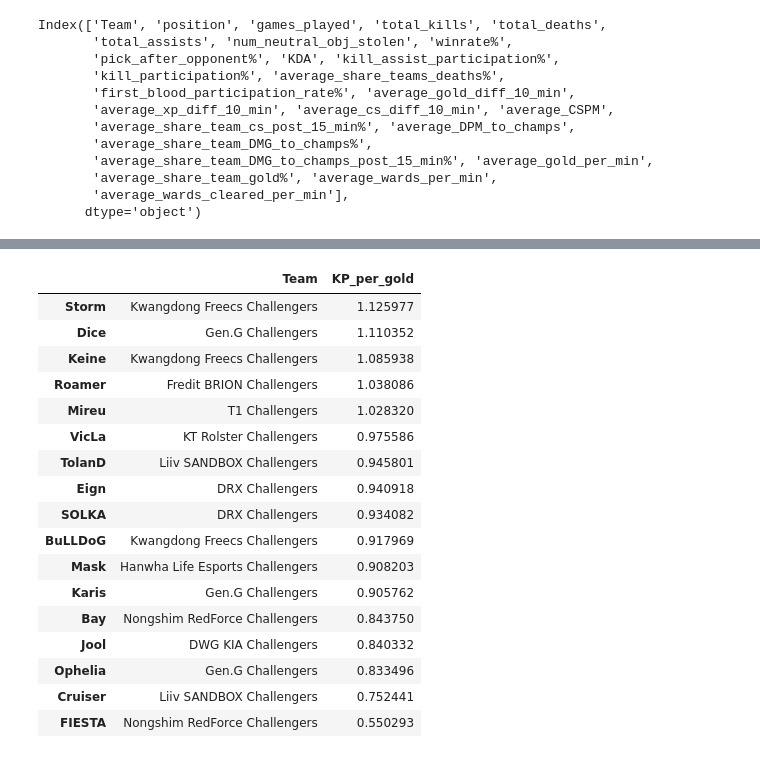
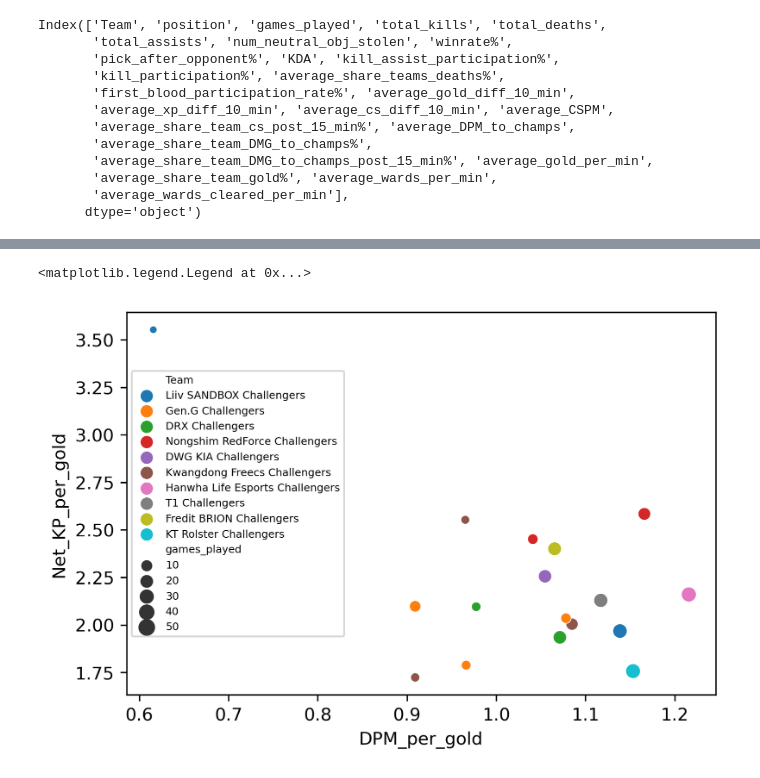
Before and after one commit to SFauth/LCK_CL_2021_Talent_Identification_Uni_Project, a Jupyter notebook: code.ipynb, the cells around one changed output, grey strips where cells are left out. Saved outputs shown, nothing was run; the diff lists cells and outputs as text; code cells hidden in the pictures.

```diff
--- a/code.ipynb
+++ b/code.ipynb
@@ -346,0 +372,4 @@ Index(['Team', 'position', 'games_played', 'total_kills', 'total_deaths',
+# %%
+agg_all = agg_all.assign(DPM_per_gold = agg_all['average_share_team_DMG_to_champs%']/agg_all['average_share_team_gold%'])
+agg_all = agg_all.assign(Net_KP_per_gold = (agg_all['kill_assist_participation%'] - agg_all['average_share_teams_deaths%']) /agg_all['average_share_team_gold%'])
+agg_all = agg_all.assign(Gold_efficiency = agg_all['DPM_per_gold'] + agg_all['Net_KP_per_gold'])
@@ -346,0 +424,2 @@ Index(['Team', 'position', 'games_played', 'total_kills', 'total_deaths',
+# %%
+agg_all = agg_all.assign()
@@ -347,21 +452,17 @@ Index(['Team', 'position', 'games_played', 'total_kills', 'total_deaths',
+# %%
+fig, ax = plt.subplots(1, 1)
+
+fig.set_dpi(300)
+
+gold_efficiency_plot = sns.scatterplot(ax=ax, x="DPM_per_gold",
+ y="Net_KP_per_gold", data=agg_all.query('position == "Middle"'),
+  hue='Team', size='games_played')
+
+
+gold_efficiency_plot.legend(loc='center left', prop={'size': 6})
+# %% [output]
+<matplotlib.legend.Legend at 0x...>
+[figure, added]
 # %%
-Middle.assign(KP_per_gold = Middle['kill_participation%']/Middle['average_share_team_gold%'])[['Team','KP_per_gold']].sort_values('KP_per_gold', ascending = False)
+#Middle = Middle.assign(DPM_per_gold = Middle['average_share_team_DMG_to_champs%']/Middle['average_share_team_gold%'])[['Team','DPM_gold_share']].sort_values('DPM_gold_share', ascending = False)
+#Middle = Middle.assign(KP_per_gold = Middle['kill_participation%']/Middle['average_share_team_gold%'])[['Team','DPM_gold_share']].sort_values('KP_per_gold', ascending = False)
-# %% [output]
-|  | Team | KP_per_gold |
-| Storm | Kwangdong Freecs Challengers | 1.125977 |
-| Dice | Gen.G Challengers | 1.110352 |
-| Keine | Kwangdong Freecs Challengers | 1.085938 |
-| Roamer | Fredit BRION Challengers | 1.038086 |
-| Mireu | T1 Challengers | 1.028320 |
-| VicLa | KT Rolster Challengers | 0.975586 |
-| TolanD | Liiv SANDBOX Challengers | 0.945801 |
-| Eign | DRX Challengers | 0.940918 |
-| SOLKA | DRX Challengers | 0.934082 |
-| BuLLDoG | Kwangdong Freecs Challengers | 0.917969 |
-| Mask | Hanwha Life Esports Challengers | 0.908203 |
-| Karis | Gen.G Challengers | 0.905762 |
-| Bay | Nongshim RedForce Challengers | 0.843750 |
-| Jool | DWG KIA Challengers | 0.840332 |
-| Ophelia | Gen.G Challengers | 0.833496 |
-| Cruiser | Liiv SANDBOX Challengers | 0.752441 |
-| FIESTA | Nongshim RedForce Challengers | 0.550293 |
```
Also changed, not shown: parts of 16 cells of this notebook.
